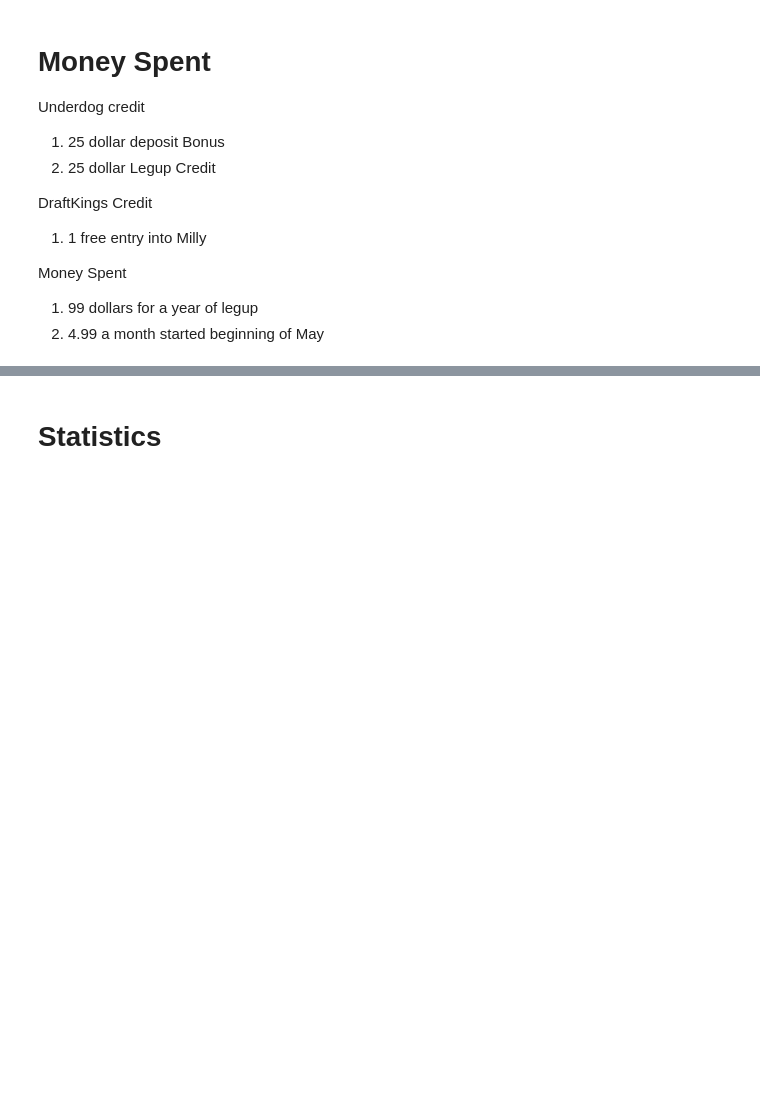
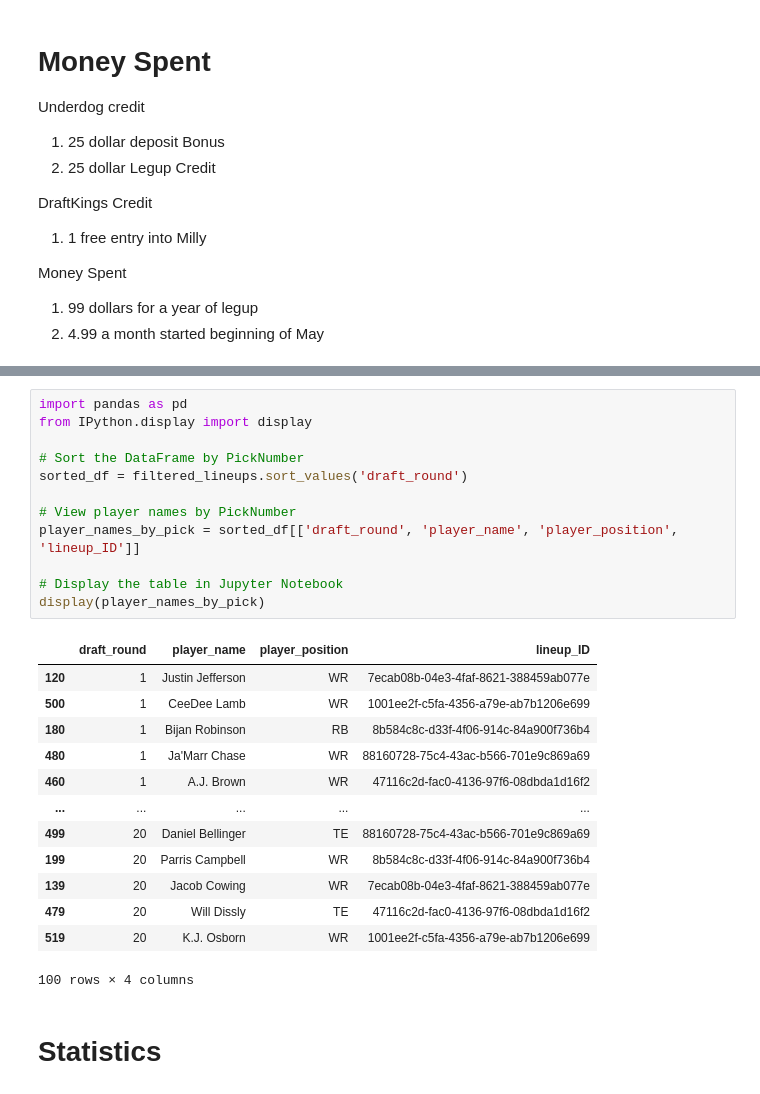
Before and after one commit to jvonderhoff/bestball_2024, a Jupyter notebook: 2024/Analysis/main.ipynb, the cells around one changed output, grey strips where cells are left out. Cells and saved outputs as stored; diff of their text form; blank space fills up the shorter version.

```diff
--- a/2024/Analysis/main.ipynb
+++ b/2024/Analysis/main.ipynb
@@ -84,3 +506,29 @@ Lineup a837181d-86db-4209-aaa1-c82156af5318: ["Ja'Marr Chase", 'Brandon Aiyuk',
+# %%
+import pandas as pd
+from IPython.display import display
+
+# Sort the DataFrame by PickNumber
+sorted_df = filtered_lineups.sort_values('draft_round')
+
+# View player names by PickNumber
+player_names_by_pick = sorted_df[['draft_round', 'player_name', 'player_position', 'lineup_ID']]
+
+# Display the table in Jupyter Notebook
+display(player_names_by_pick)
+# %% [output]
+|  | draft_round | player_name | player_position | lineup_ID |
+| 120 | 1 | Justin Jefferson | WR | 7ecab08b-04e3-4faf-8621-388459ab077e |
+| 500 | 1 | CeeDee Lamb | WR | 1001ee2f-c5fa-4356-a79e-ab7b1206e699 |
+| 180 | 1 | Bijan Robinson | RB | 8b584c8c-d33f-4f06-914c-84a900f736b4 |
+| 480 | 1 | Ja'Marr Chase | WR | 88160728-75c4-43ac-b566-701e9c869a69 |
+| 460 | 1 | A.J. Brown | WR | 47116c2d-fac0-4136-97f6-08dbda1d16f2 |
+| ... | ... | ... | ... | ... |
+| 499 | 20 | Daniel Bellinger | TE | 88160728-75c4-43ac-b566-701e9c869a69 |
+| 199 | 20 | Parris Campbell | WR | 8b584c8c-d33f-4f06-914c-84a900f736b4 |
+| 139 | 20 | Jacob Cowing | WR | 7ecab08b-04e3-4faf-8621-388459ab077e |
+| 479 | 20 | Will Dissly | TE | 47116c2d-fac0-4136-97f6-08dbda1d16f2 |
+| 519 | 20 | K.J. Osborn | WR | 1001ee2f-c5fa-4356-a79e-ab7b1206e699 |
+100 rows × 4 columns
 # %% [markdown]
 # Statistics
 # %%
```
Also changed, not shown: parts of 27 cells of this notebook, 11 other files.
